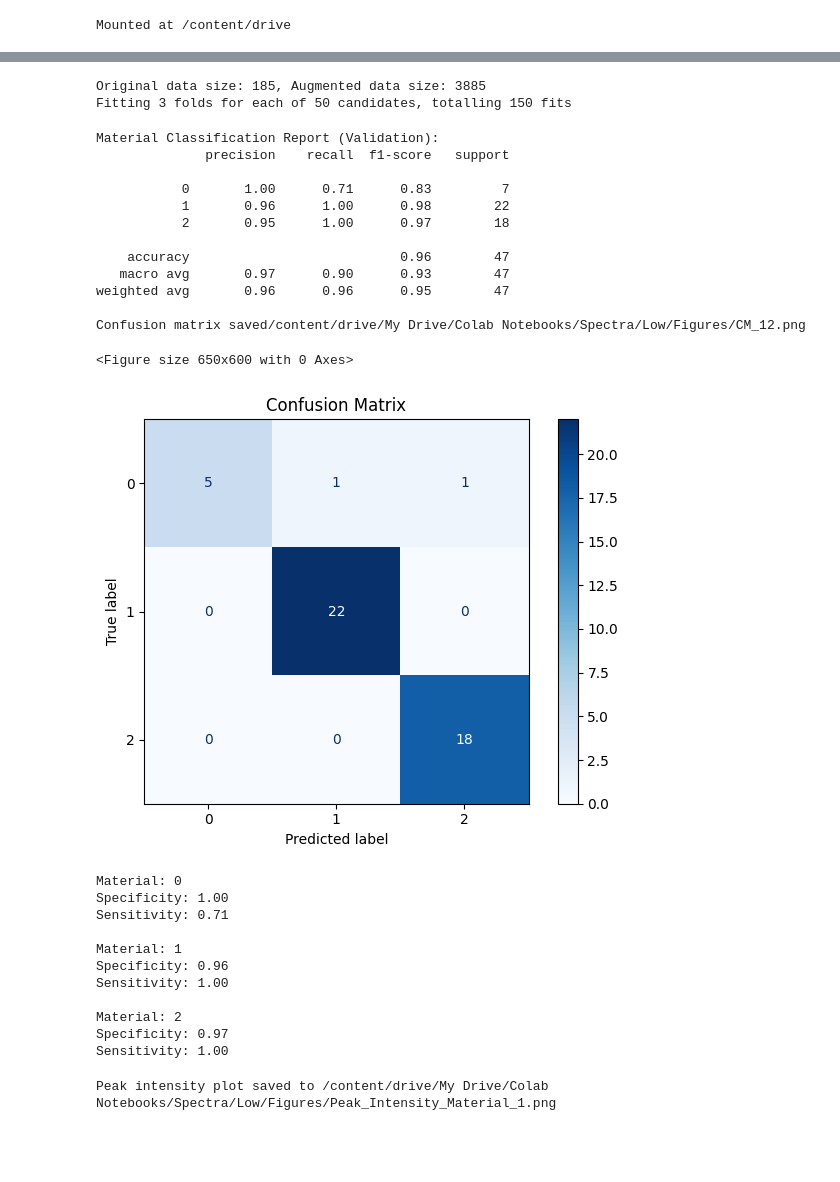
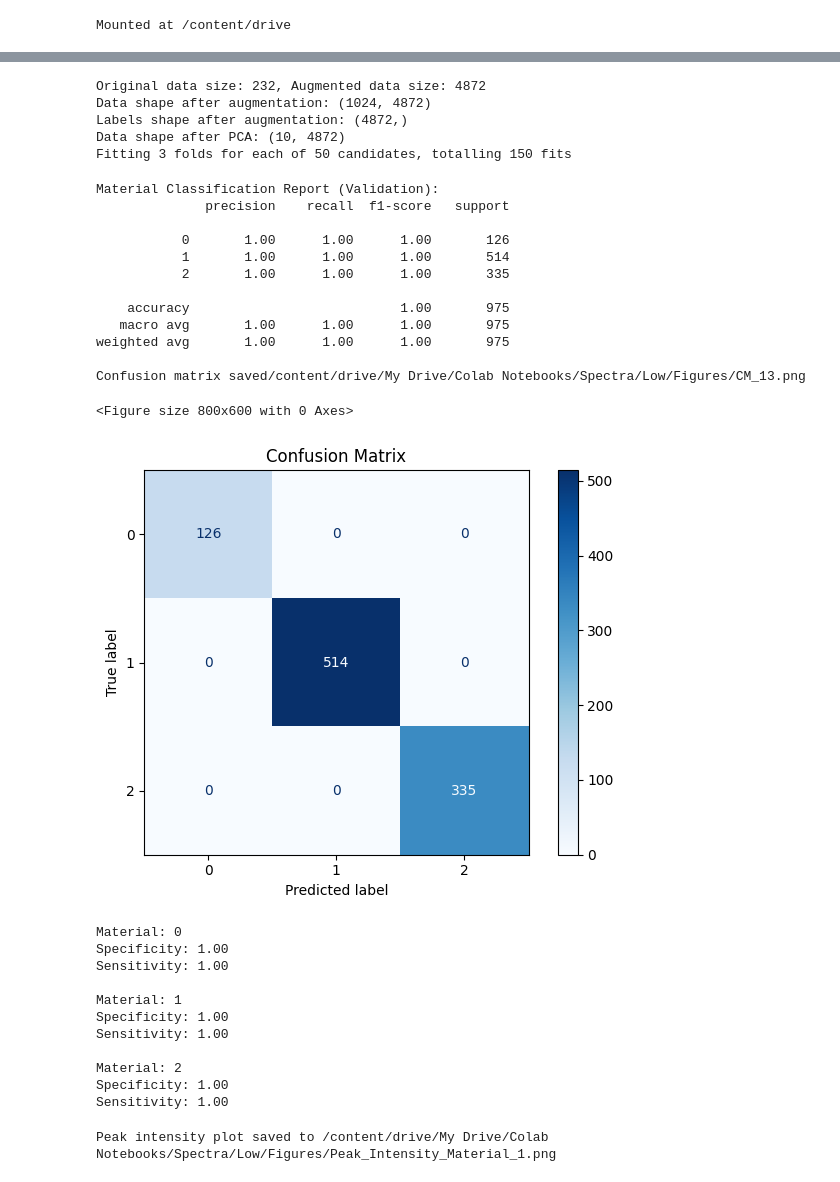
Before and after one commit to delte1821/ML-SERS, a Jupyter notebook: ML_SERS_v2_1.ipynb, the cells around one changed output, grey strips where cells are left out. Saved outputs shown, nothing was run; the diff lists cells and outputs as text; code cells hidden in the pictures; blank space fills up the shorter version.

Commit message:
Data augmentation * Best performance

```diff
--- a/ML_SERS_v2_1.ipynb
+++ b/ML_SERS_v2_1.ipynb
@@ -244,22 +274,25 @@ from sklearn.metrics import classification_report, confusion_matrix, ConfusionMa
 from sklearn.decomposition import PCA
 from sklearn.model_selection import RandomizedSearchCV
 
-def classify_materials(data, materials, display=True, figure_path=None, validation_size=0.2, n_components=10):
-    data = data.T
+def classify_materials(data, materials, display=True, figure_path=None, validation_size=0.2, n_components=10, num_augmented_samples=20):
+    # Augment the entire dataset
+    data_augmented, materials_augmented = augment_entire_dataset(data.T, materials, num_augmented_samples)
+    data_augmented = data_augmented.T  # Transpose back to the original shape
+
+    print(f"Data shape after augmentation: {data_augmented.shape}")
+    print(f"Labels shape after augmentation: {materials_augmented.shape}")
 
     scaler = StandardScaler()
-    data_scaled = scaler.fit_transform(data)
+    data_scaled = scaler.fit_transform(data_augmented.T).T  # Scale and then transpose back to original shape
 
     # Apply PCA for feature extraction
     pca = PCA(n_components=n_components)
-    data_pca = pca.fit_transform(data_scaled)
+    data_pca = pca.fit_transform(data_scaled.T).T  # Apply PCA and then transpose back to original shape
 
-    assert data_pca.shape[0] == len(materials), "Inconsistent number of samples between data and materials"
+    print(f"Data shape after PCA: {data_pca.shape}")
+    assert data_pca.shape[1] == len(materials_augmented), f"Inconsistent number of samples between data ({data_pca.shape[1]}) and materials ({len(materials_augmented)})"
 
-    X_train, X_val, y_train, y_val = train_test_split(data_pca, materials, test_size=validation_size, random_state=42)
-
-    # Data augmentation for classification
-    X_train, y_train = augment_data(X_train, y_train)
+    X_train, X_val, y_train, y_val = train_test_split(data_pca.T, materials_augmented, test_size=validation_size, random_state=42)
 
     # Encode labels
     le = LabelEncoder()
@@ -465,37 +508,40 @@ Best model: XGBoost with R2: 0.8816728042960456
 # %%
 # Set parameters
 validation_size = 0.2  # Adjust validation size if necessary
 n_components = 10  # Number of principal components to use
 
-# Classify materials with data augmentation, class weighting, and PCA
-classify_materials(data, materials, display=display, figure_path=figure_path, validation_size=validation_size, n_components=n_components)
+# Call classify_materials with appropriate data handling
+classify_materials(data, materials, display=display, figure_path=figure_path, validation_size=validation_size, n_components=n_components, num_augmented_samples=20)
 # %% [output]
-Original data size: 185, Augmented data size: 3885
+Original data size: 232, Augmented data size: 4872
+Data shape after augmentation: (1024, 4872)
+Labels shape after augmentation: (4872,)
+Data shape after PCA: (10, 4872)
 Fitting 3 folds for each of 50 candidates, totalling 150 fits
 Material Classification Report (Validation):
               precision    recall  f1-score   support
 
-           0       1.00      0.71      0.83         7
-           1       0.96      1.00      0.98        22
-           2       0.95      1.00      0.97        18
+           0       1.00      1.00      1.00       126
+           1       1.00      1.00      1.00       514
+           2       1.00      1.00      1.00       335
 
-    accuracy                           0.96        47
-   macro avg       0.97      0.90      0.93        47
-weighted avg       0.96      0.96      0.95        47
+    accuracy                           1.00       975
+   macro avg       1.00      1.00      1.00       975
+weighted avg       1.00      1.00      1.00       975
 
-Confusion matrix saved/content/drive/My Drive/Colab Notebooks/Spectra/Low/Figures/CM_12.png
+Confusion matrix saved/content/drive/My Drive/Colab Notebooks/Spectra/Low/Figures/CM_13.png
-<Figure size 650x600 with 0 Axes>
+<Figure size 800x600 with 0 Axes>
-[figure, old version]
+[figure, new version]
 Material: 0
 Specificity: 1.00
-Sensitivity: 0.71
+Sensitivity: 1.00
 
 Material: 1
-Specificity: 0.96
+Specificity: 1.00
 Sensitivity: 1.00
 
 Material: 2
-Specificity: 0.97
+Specificity: 1.00
 Sensitivity: 1.00
 # %%
 # Define the peak ranges for each material type
```
Also changed, not shown: parts of 6 cells of this notebook.
